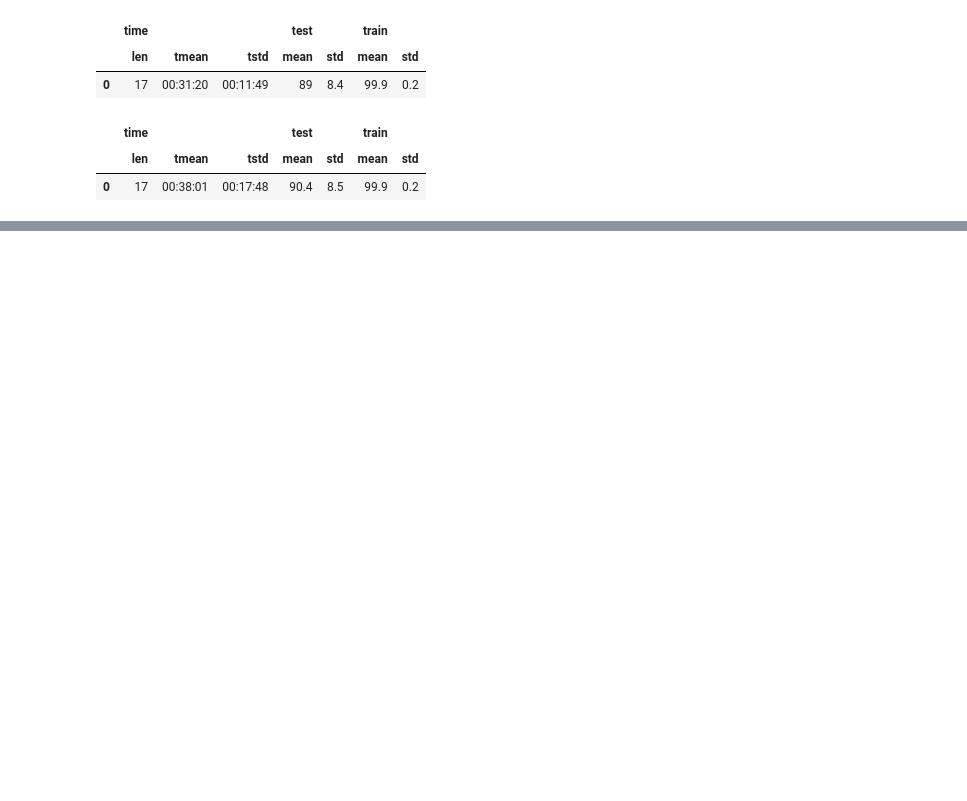
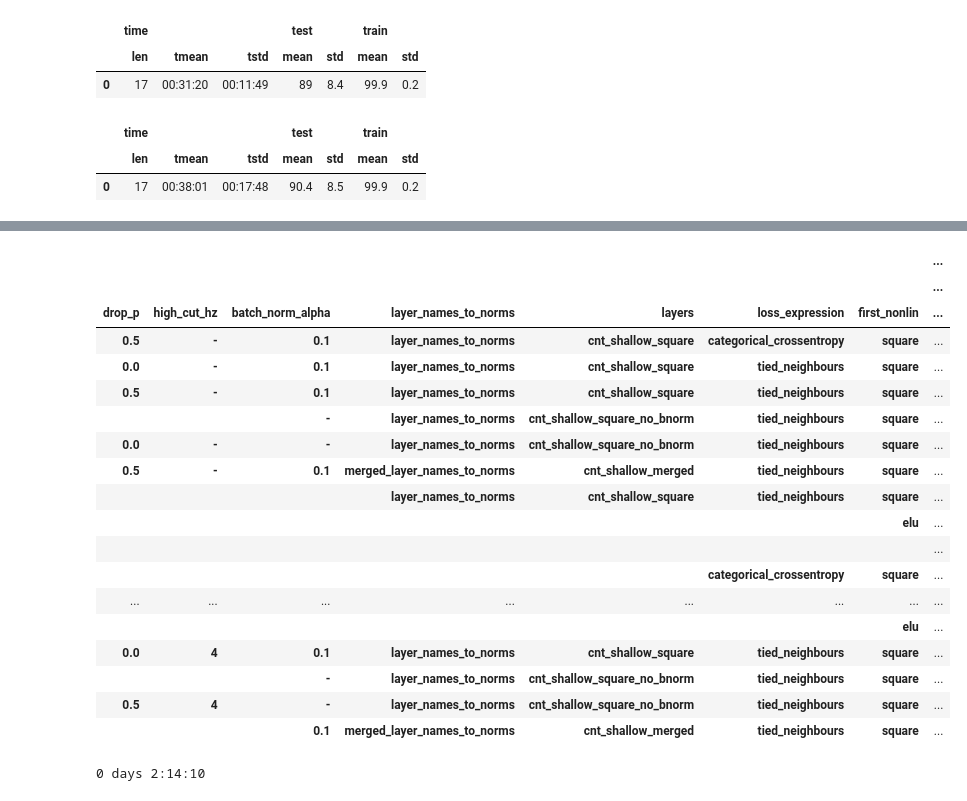
Before and after one commit to robintibor/braindevel, a Jupyter notebook: braindecode/notebooks/results/Final_Comparison.ipynb, the cells around one changed output, grey strips where cells are left out. Drawn from its saved outputs; the diff is of its cells as text; code cells hidden in the pictures; blank space fills up the shorter version.

```diff
--- a/braindecode/notebooks/results/Final_Comparison.ipynb
+++ b/braindecode/notebooks/results/Final_Comparison.ipynb
@@ -1762,0 +1878,25 @@ dataset_averaged_frame(remove_columns_with_same_value(dfn))
+# %%
+df_shallow_ours_new = load_data_frame('data/models/paper/ours/cnt/shallow/', shorten_headers=False)
+# %%
+avgd = dataset_averaged_frame(remove_columns_with_same_value(df_shallow_ours_new))
+avgd
+# %% [output]
+|  |  |  |  |  |  |  | ... |
+|  |  |  |  |  |  |  | ... |
+| drop_p | high_cut_hz | batch_norm_alpha | layer_names_to_norms | layers | loss_expression | first_nonlin | ... |
+| 0.5 | - | 0.1 | layer_names_to_norms | cnt_shallow_square | categorical_crossentropy | square | ... |
+| 0.0 | - | 0.1 | layer_names_to_norms | cnt_shallow_square | tied_neighbours | square | ... |
+| 0.5 | - | 0.1 | layer_names_to_norms | cnt_shallow_square | tied_neighbours | square | ... |
+|  |  | - | layer_names_to_norms | cnt_shallow_square_no_bnorm | tied_neighbours | square | ... |
+| 0.0 | - | - | layer_names_to_norms | cnt_shallow_square_no_bnorm | tied_neighbours | square | ... |
+| 0.5 | - | 0.1 | merged_layer_names_to_norms | cnt_shallow_merged | tied_neighbours | square | ... |
+|  |  |  | layer_names_to_norms | cnt_shallow_square | tied_neighbours | square | ... |
+|  |  |  |  |  |  | elu | ... |
+|  |  |  |  |  |  |  | ... |
+|  |  |  |  |  | categorical_crossentropy | square | ... |
+| ... | ... | ... | ... | ... | ... | ... | ... |
+|  |  |  |  |  |  | elu | ... |
+| 0.0 | 4 | 0.1 | layer_names_to_norms | cnt_shallow_square | tied_neighbours | square | ... |
+|  |  | - | layer_names_to_norms | cnt_shallow_square_no_bnorm | tied_neighbours | square | ... |
+| 0.5 | 4 | - | layer_names_to_norms | cnt_shallow_square_no_bnorm | tied_neighbours | square | ... |
+|  |  | 0.1 | merged_layer_names_to_norms | cnt_shallow_merged | tied_neighbours | square | ... |
@@ -1762,0 +1914,13 @@ dataset_averaged_frame(remove_columns_with_same_value(dfn))
+# %%
+time_lens = np.array(avgd['time', 'len'])
+time_means = np.array(avgd['time', 'tmean'])
+
+n_open_exps_per_variant = 20 - time_lens
+n_open_exps = np.sum(n_open_exps_per_variant)
+remaining_time_per_variant = n_open_exps_per_variant * time_means
+
+avg_time_per_exp = np.sum(time_means * time_lens) / float(np.sum(time_lens))
+total_time = n_open_exps * avg_time_per_exp
+print strfdelta(np.sum(remaining_time_per_variant) / 5.0, "{days} days {hours}:{minutes}:{seconds}")
+# %% [output]
+0 days 2:14:10
```
Also changed, not shown: parts of 21 cells of this notebook, 22 other files.
